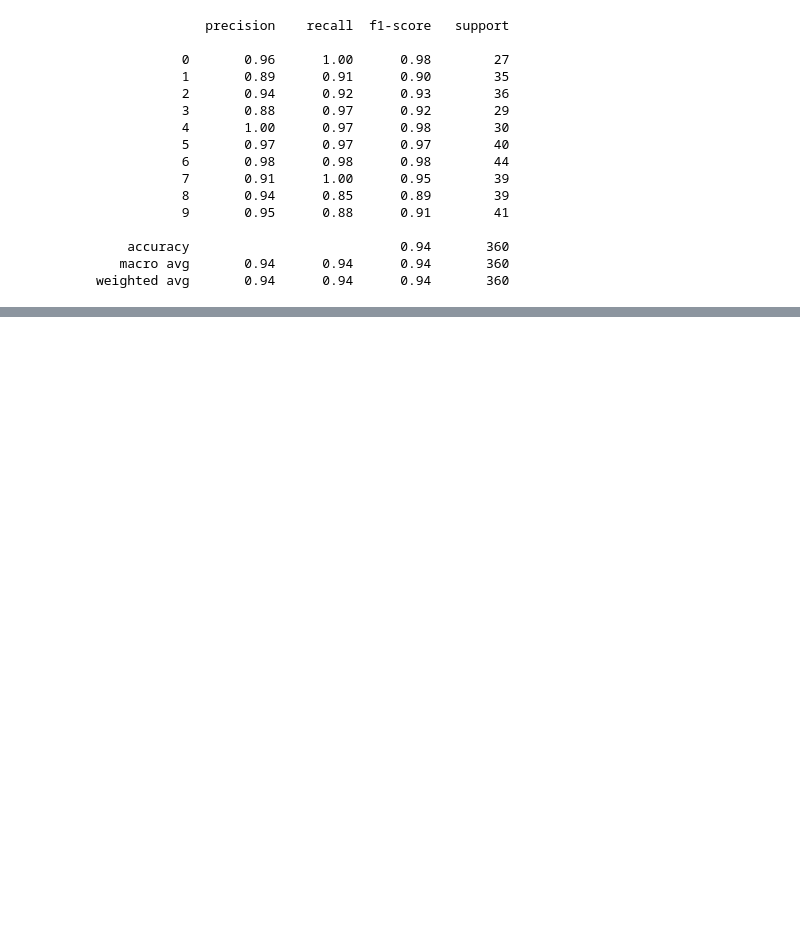
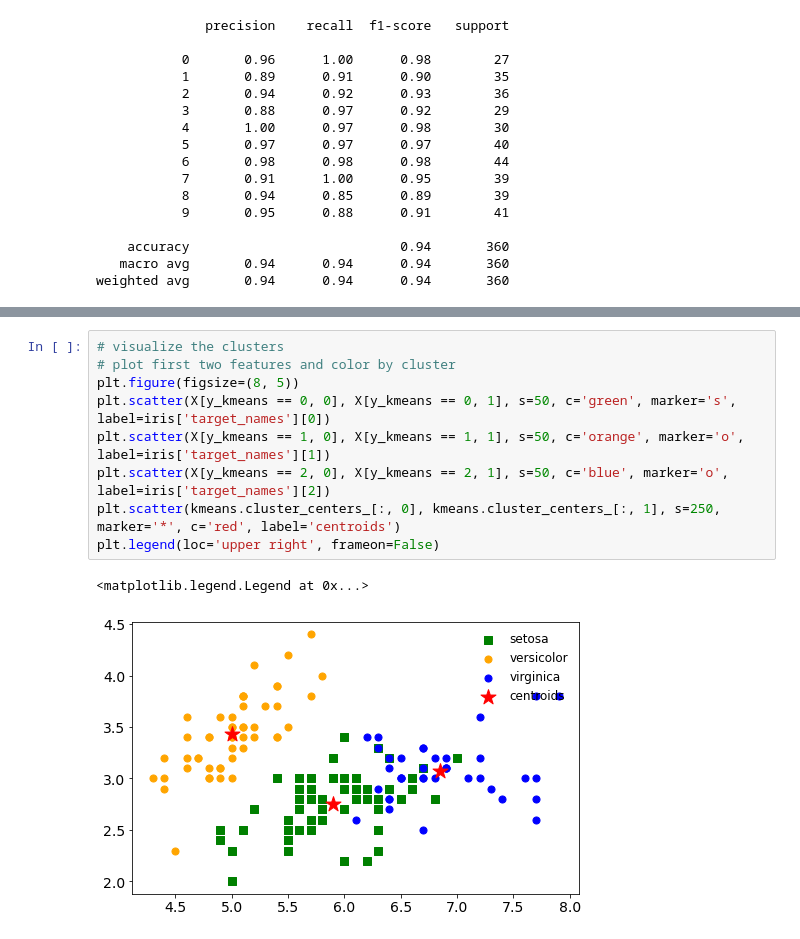
Before and after one commit to Ziaeemehr/workshop_ML, a Jupyter notebook: Intro/00_beginner_to_ML.ipynb, the cells around one changed output, grey strips where cells are left out. Saved outputs shown, nothing was run; the diff lists cells and outputs as text; blank space fills up the shorter version.

```diff
--- a/Intro/00_beginner_to_ML.ipynb
+++ b/Intro/00_beginner_to_ML.ipynb
@@ -228,0 +370,12 @@ weighted avg       0.94      0.94      0.94       360
+# %%
+# visualize the clusters
+# plot first two features and color by cluster
+plt.figure(figsize=(8, 5))
+plt.scatter(X[y_kmeans == 0, 0], X[y_kmeans == 0, 1], s=50, c='green', marker='s', label=iris['target_names'][0])
+plt.scatter(X[y_kmeans == 1, 0], X[y_kmeans == 1, 1], s=50, c='orange', marker='o', label=iris['target_names'][1])
+plt.scatter(X[y_kmeans == 2, 0], X[y_kmeans == 2, 1], s=50, c='blue', marker='o', label=iris['target_names'][2])
+plt.scatter(kmeans.cluster_centers_[:, 0], kmeans.cluster_centers_[:, 1], s=250, marker='*', c='red', label='centroids')
+plt.legend(loc='upper right', frameon=False)
+# %% [output]
+<matplotlib.legend.Legend at 0x...>
+[figure, added]
```
Also changed, not shown: parts of 12 cells of this notebook.
